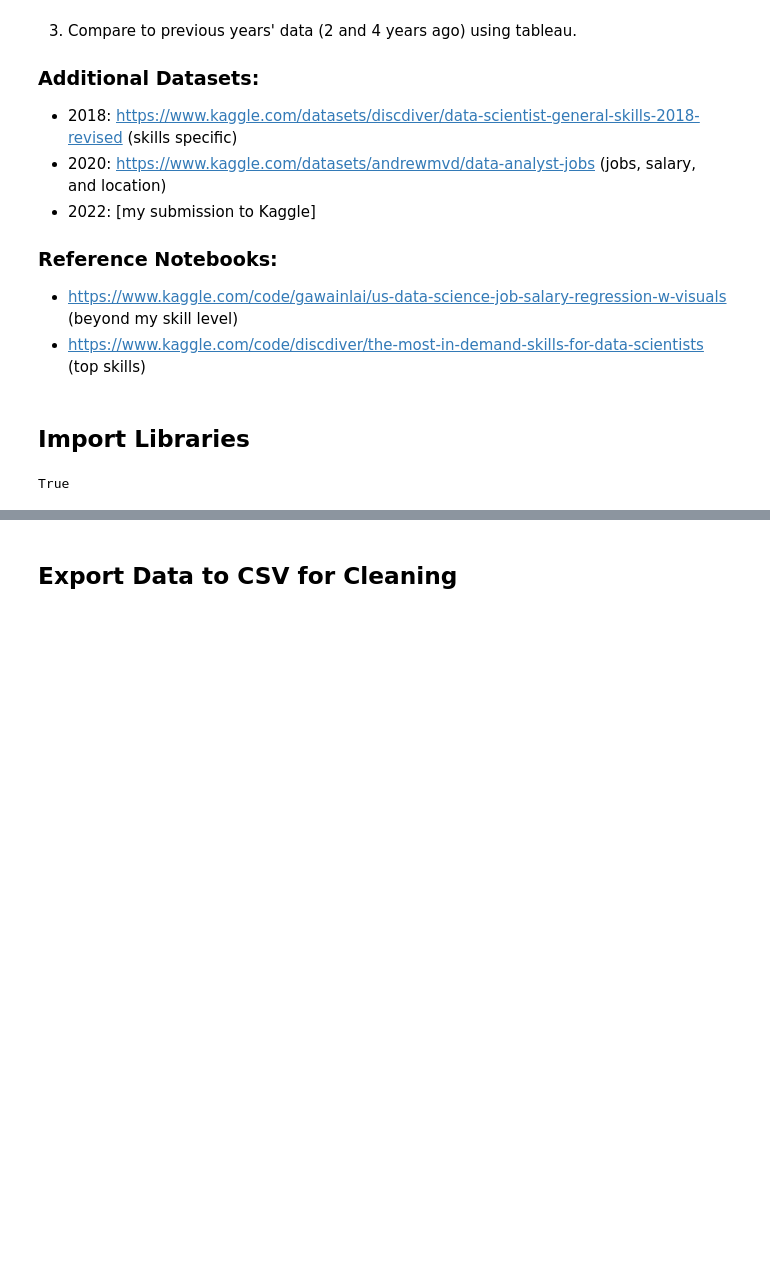
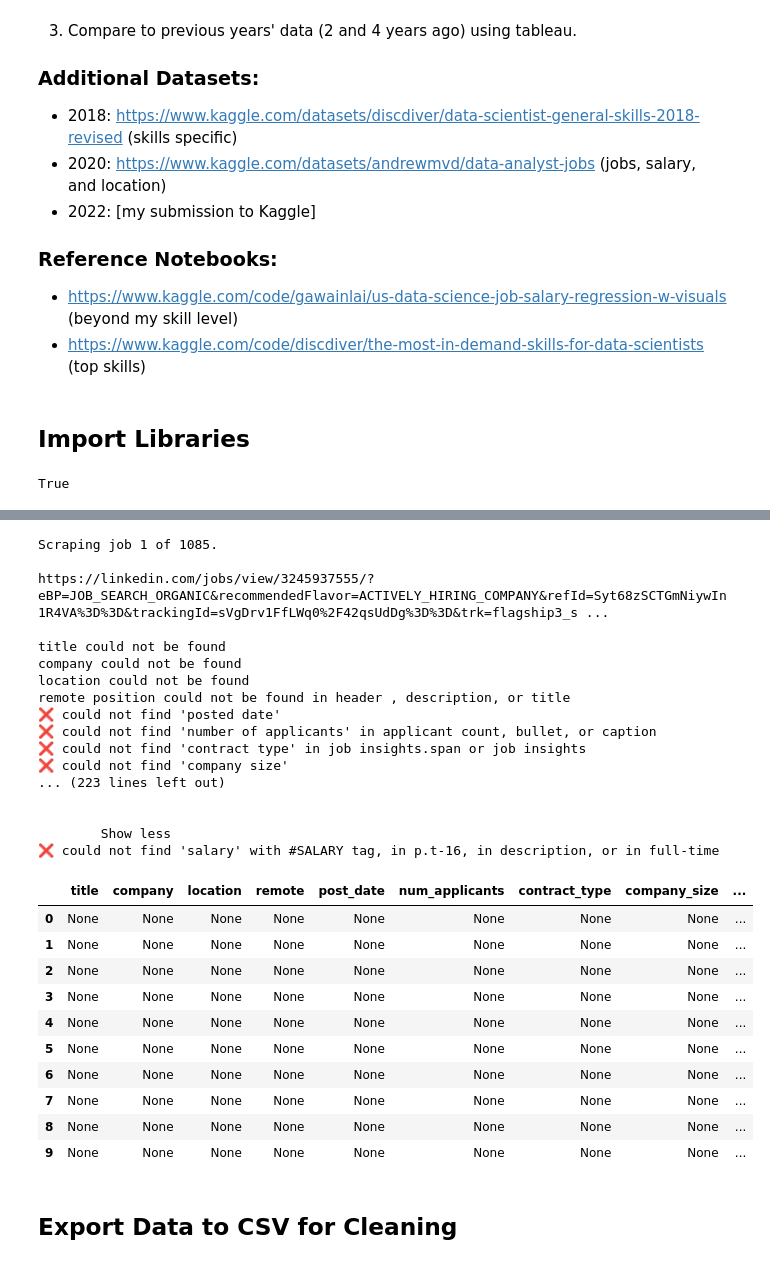
Before and after one commit to VeniceHartwell/data_analyst_market_analysis, a Jupyter notebook: scrape.ipynb, the cells around one changed output, grey strips where cells are left out. Drawn from its saved outputs; the diff is of its cells as text; code cells hidden in the pictures; blank space fills up the shorter version.

```diff
--- a/scrape.ipynb
+++ b/scrape.ipynb
@@ -578,0 +563,32 @@ KeyboardInterrupt:
+# %%
+df2 = pd.DataFrame(scrape_listing_with_soup(links))
+df2
+# %% [output]
+Scraping job 1 of 1085.
+
+https://linkedin.com/jobs/view/3245937555/?eBP=JOB_SEARCH_ORGANIC&recommendedFlavor=ACTIVELY_HIRING_COMPANY&refId=Syt68zSCTGmNiywIn1R4VA%3D%3D&trackingId=sVgDrv1FfLWq0%2F42qsUdDg%3D%3D&trk=flagship3_s ...
+
+title could not be found
+company could not be found
+location could not be found
+remote position could not be found in header , description, or title
+❌ could not find 'posted date'
+❌ could not find 'number of applicants' in applicant count, bullet, or caption
+❌ could not find 'contract type' in job insights.span or job insights
+❌ could not find 'company size'
+... (223 lines left out)
+
+
+        Show less
+❌ could not find 'salary' with #SALARY tag, in p.t-16, in description, or in full-time
+|  | title | company | location | remote | post_date | num_applicants | contract_type | company_size | ... |
+| 0 | None | None | None | None | None | None | None | None | ... |
+| 1 | None | None | None | None | None | None | None | None | ... |
+| 2 | None | None | None | None | None | None | None | None | ... |
+| 3 | None | None | None | None | None | None | None | None | ... |
+| 4 | None | None | None | None | None | None | None | None | ... |
+| 5 | None | None | None | None | None | None | None | None | ... |
+| 6 | None | None | None | None | None | None | None | None | ... |
+| 7 | None | None | None | None | None | None | None | None | ... |
+| 8 | None | None | None | None | None | None | None | None | ... |
+| 9 | None | None | None | None | None | None | None | None | ... |
```
Also changed, not shown: parts of 22 cells of this notebook, 1 other file.
